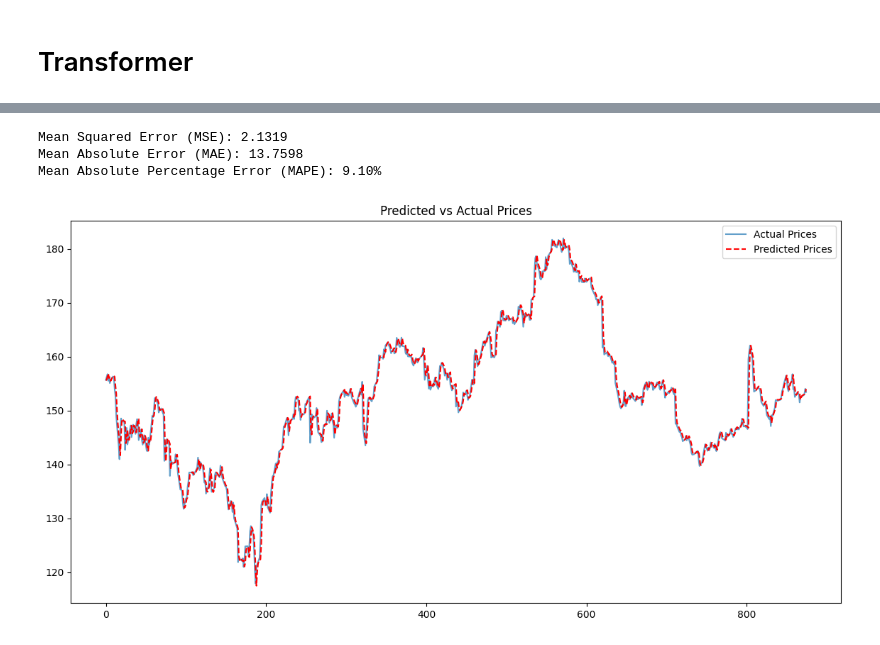
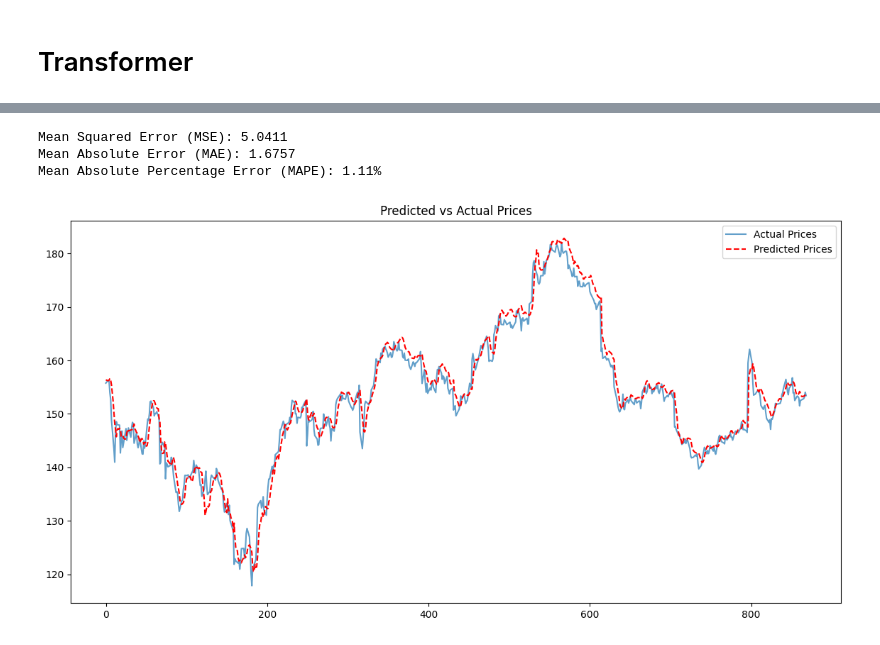
Before and after one commit to ShipFantasy/ADAML-Stock-A3, a Jupyter notebook: Transformer.ipynb, the cells around one changed output, grey strips where cells are left out. Saved outputs shown, nothing was run; the diff lists cells and outputs as text; code cells hidden in the pictures.

```diff
--- a/Transformer.ipynb
+++ b/Transformer.ipynb
@@ -63,12 +75,11 @@ data_resampled = data_resampled.interpolate(method='time')
 # Resample and interpolate missing values
 data_resampled = data.asfreq('D')
 data_resampled = data_resampled.interpolate(method='time')
-
-# Use only the 'Close' column for this example
-close_prices = data_resampled['Close'].values.reshape(-1, 1)
+data_resampled = data_resampled.to_numpy()
 
 # Normalize the data
-scaler = MinMaxScaler()
-close_prices_scaled = scaler.fit_transform(close_prices)
+# scaler = RobustScaler()
+# data_resampled = scaler.fit_transform(data_resampled)
+n_features = data_resampled.shape[1] - 1
 # %%
 # Prepare the dataset for Transformer
@@ -110,7 +136,7 @@ def transformer_encoder(inputs, head_size, num_heads, ff_dim, dropout=0, epsilon
 # %%
 # Build Transformer Model
 def build_transformer(head_size, num_heads, ff_dim, num_trans_blocks, mlp_units, dropout=0, mlp_dropout=0):
-    n_timesteps, n_features, n_outputs = T, 1, 1
+    n_timesteps, n_features, n_outputs = T, 4, 1
     inputs = tf.keras.Input(shape=(n_timesteps, n_features))
     x = inputs
     for _ in range(num_trans_blocks):
@@ -145,14 +171,5 @@ def fit_transformer(transformer, X_train, Y_train):
     return history
 
 history = fit_transformer(transformer, X_train, Y_train)
-
-# Predict on the test set
-Y_pred_scaled = transformer.predict(X_test)
-Y_pred = scaler.inverse_transform(Y_pred_scaled.reshape(-1, 1)).flatten()
-Y_test = scaler.inverse_transform(Y_test.reshape(-1, 1)).flatten()
-
-# Evaluate the model
-mse = mean_squared_error(Y_test, Y_pred)
-print(f"Mean Squared Error on Test Set: {mse:.4f}")
 # %% [output]
 Epoch 1/50
@@ -174,0 +192,11 @@ Mean Squared Error on Test Set: 2.1319
+# %%
+
+# Predict on the test set
+Y_pred = transformer.predict(X_test)
+Y_pred = y_scaler.inverse_transform(Y_pred.reshape(-1, 1)).flatten()
+Y_test_rescaled = y_scaler.inverse_transform(Y_test.reshape(-1, 1)).flatten()
+# Y_test_rescaled = Y_test
+
+# Evaluate the model
+mse = mean_squared_error(Y_test_rescaled, Y_pred)
+print(f"Mean Squared Error on Test Set: {mse:.4f}")
@@ -175,23 +206,23 @@ Mean Squared Error on Test Set: 2.1319
 # %%
 # Calculate metrics
 mse = mean_squared_error(Y_test_rescaled, Y_pred)
 mae = np.mean(np.abs(Y_test_rescaled - Y_pred))
 mape = np.mean(np.abs((Y_test_rescaled - Y_pred) / Y_test_rescaled)) * 100
 
 print(f"Mean Squared Error (MSE): {mse:.4f}")
 print(f"Mean Absolute Error (MAE): {mae:.4f}")
 print(f"Mean Absolute Percentage Error (MAPE): {mape:.2f}%")
 
 # Plot actual vs predicted prices
 plt.figure(figsize=(14, 7))
-plt.plot(Y_test, label="Actual Prices", alpha=0.7)
+plt.plot(Y_test_rescaled, label="Actual Prices", alpha=0.7)
 plt.plot(Y_pred, label="Predicted Prices", linestyle="--", color="red")
 plt.title("Predicted vs Actual Prices")
 plt.legend()
 plt.show()
 # %% [output]
-Mean Squared Error (MSE): 2.1319
-Mean Absolute Error (MAE): 13.7598
-Mean Absolute Percentage Error (MAPE): 9.10%
+Mean Squared Error (MSE): 5.0411
+Mean Absolute Error (MAE): 1.6757
+Mean Absolute Percentage Error (MAPE): 1.11%
-[figure, old version]
+[figure, new version]
 # %%
```
Also changed, not shown: parts of 6 cells of this notebook.
